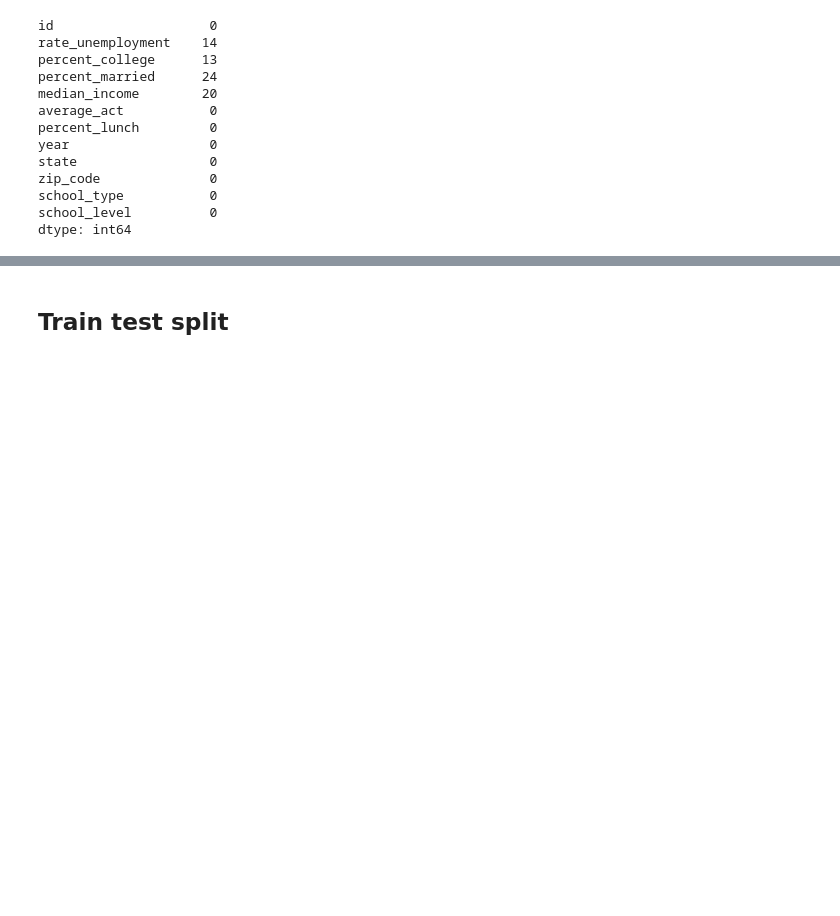
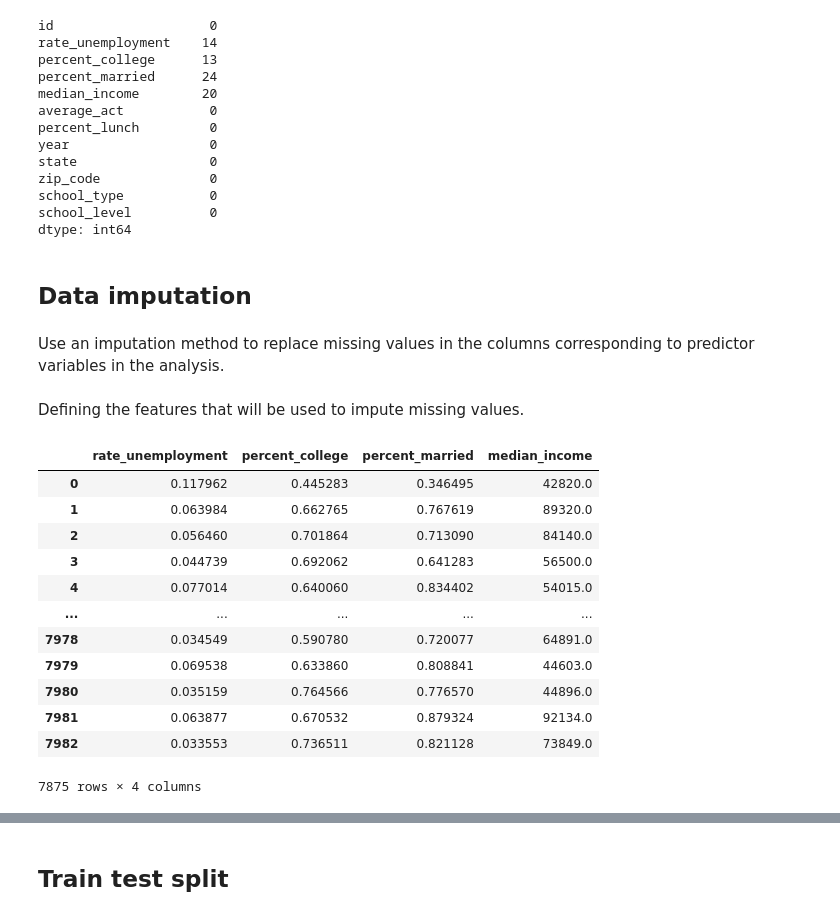
Before and after one commit to beedoop1/Education-Inequality, a Jupyter notebook: Jason_Rong_DATA_3320_Education_Inequality_Data_Preparation.ipynb, the cells around one changed output, grey strips where cells are left out. Drawn from its saved outputs; the diff is of its cells as text; code cells hidden in the pictures; blank space fills up the shorter version.

```diff
--- a/Jason_Rong_DATA_3320_Education_Inequality_Data_Preparation.ipynb
+++ b/Jason_Rong_DATA_3320_Education_Inequality_Data_Preparation.ipynb
@@ -47,7 +47,7 @@ The school information data is from the [National Center for Education Statistic
 Load the EdGap
  data set
 # %%
-edgap = pd.read_excel('https://github.com/galenegan/DATA-3320/raw/main/education/EdGap_data.xlsx')
+edgap = pd.read_excel('https://github.com/beedoop1/Education-Inequality/raw/main/EdGap_data.xlsx')
 # %% [markdown]
 Load the school information data
 # %%
@@ -393,3 +393,7 @@ zip_code              0
 school_type           0
 school_level          0
 dtype: int64
+# %% [markdown]
+## Data imputation
+# %% [markdown]
+Use an imputation method to replace missing values in the columns corresponding to predictor variables in the analysis.
@@ -395,0 +402,2 @@ dtype: int64
+# %% [markdown]
+Defining the features that will be used to impute missing values.
@@ -395,0 +406,16 @@ dtype: int64
+# %%
+Z
+# %% [output]
+|  | rate_unemployment | percent_college | percent_married | median_income |
+| 0 | 0.117962 | 0.445283 | 0.346495 | 42820.0 |
+| 1 | 0.063984 | 0.662765 | 0.767619 | 89320.0 |
+| 2 | 0.056460 | 0.701864 | 0.713090 | 84140.0 |
+| 3 | 0.044739 | 0.692062 | 0.641283 | 56500.0 |
+| 4 | 0.077014 | 0.640060 | 0.834402 | 54015.0 |
+| ... | ... | ... | ... | ... |
+| 7978 | 0.034549 | 0.590780 | 0.720077 | 64891.0 |
+| 7979 | 0.069538 | 0.633860 | 0.808841 | 44603.0 |
+| 7980 | 0.035159 | 0.764566 | 0.776570 | 44896.0 |
+| 7981 | 0.063877 | 0.670532 | 0.879324 | 92134.0 |
+| 7982 | 0.033553 | 0.736511 | 0.821128 | 73849.0 |
+7875 rows × 4 columns
```
Also changed, not shown: parts of 17 cells of this notebook.
